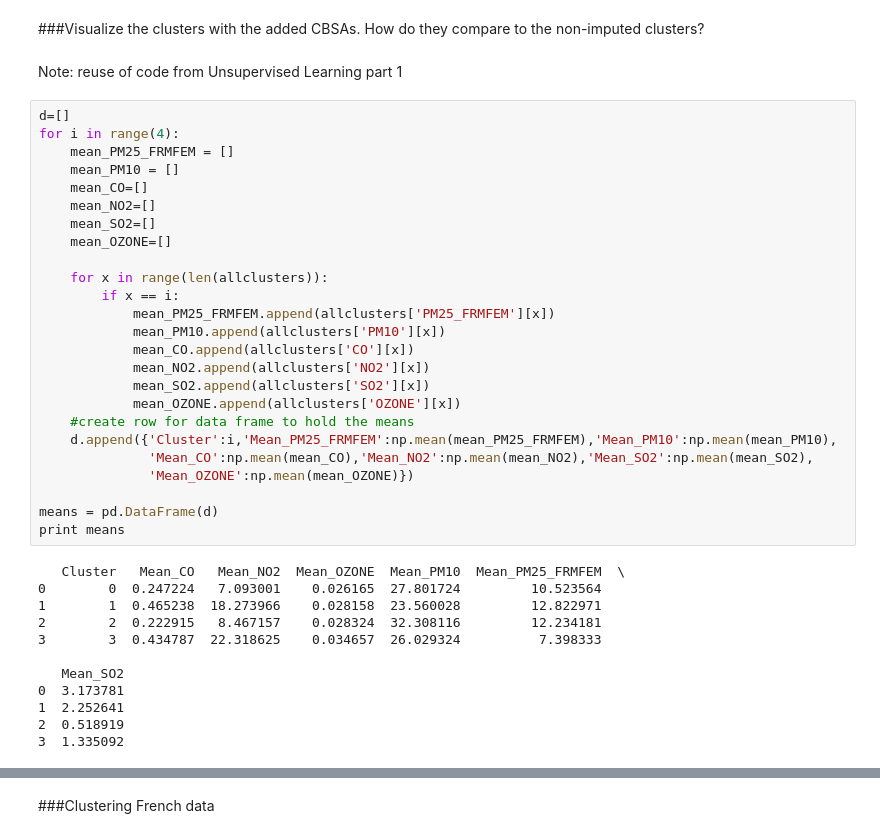
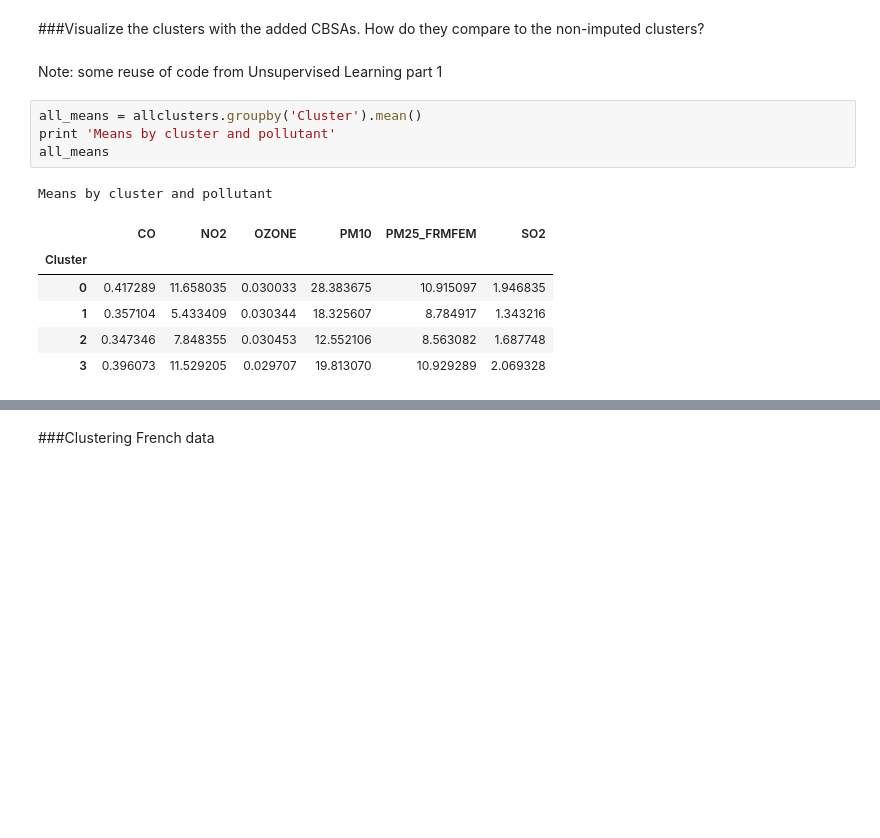
Before and after one commit to mchaffin17/AirPollutionFinalProject, a Jupyter notebook: UnsupervisedLearning_pt2.ipynb, the cells around one changed output, grey strips where cells are left out. Saved outputs shown, nothing was run; the diff lists cells and outputs as text; blank space fills up the shorter version.

```diff
--- a/UnsupervisedLearning_pt2.ipynb
+++ b/UnsupervisedLearning_pt2.ipynb
@@ -139,44 +139,19 @@ allclusters.to_csv("clusters_knn.csv",index=False,na_rep='NA')
 # %% [markdown]
 ###Visualize the clusters with the added CBSAs. How do they compare to the non-imputed clusters?
 # %% [markdown]
-Note: reuse of code from Unsupervised Learning part 1
+Note: some reuse of code from Unsupervised Learning part 1
-# %%
-d=[]
-for i in range(4):
-    mean_PM25_FRMFEM = []
-    mean_PM10 = []
-    mean_CO=[]
-    mean_NO2=[]
-    mean_SO2=[]
-    mean_OZONE=[]
-
-    for x in range(len(allclusters)):
-        if x == i:
-            mean_PM25_FRMFEM.append(allclusters['PM25_FRMFEM'][x])
-            mean_PM10.append(allclusters['PM10'][x])
-            mean_CO.append(allclusters['CO'][x])
-            mean_NO2.append(allclusters['NO2'][x])
-            mean_SO2.append(allclusters['SO2'][x])
-            mean_OZONE.append(allclusters['OZONE'][x])
-    #create row for data frame to hold the means
-    d.append({'Cluster':i,'Mean_PM25_FRMFEM':np.mean(mean_PM25_FRMFEM),'Mean_PM10':np.mean(mean_PM10),
-              'Mean_CO':np.mean(mean_CO),'Mean_NO2':np.mean(mean_NO2),'Mean_SO2':np.mean(mean_SO2),
-              'Mean_OZONE':np.mean(mean_OZONE)})
-
-means = pd.DataFrame(d)
-print means
-# %% [output]
-   Cluster   Mean_CO   Mean_NO2  Mean_OZONE  Mean_PM10  Mean_PM25_FRMFEM  \
-0        0  0.247224   7.093001    0.026165  27.801724         10.523564
-1        1  0.465238  18.273966    0.028158  23.560028         12.822971
-2        2  0.222915   8.467157    0.028324  32.308116         12.234181
-3        3  0.434787  22.318625    0.034657  26.029324          7.398333
-
-   Mean_SO2
-0  3.173781
-1  2.252641
-2  0.518919
-3  1.335092
+# %%
+all_means = allclusters.groupby('Cluster').mean()
+print 'Means by cluster and pollutant'
+all_means
+# %% [output]
+Means by cluster and pollutant
+|  | CO | NO2 | OZONE | PM10 | PM25_FRMFEM | SO2 |
+| Cluster |  |  |  |  |  |  |
+| 0 | 0.417289 | 11.658035 | 0.030033 | 28.383675 | 10.915097 | 1.946835 |
+| 1 | 0.357104 | 5.433409 | 0.030344 | 18.325607 | 8.784917 | 1.343216 |
+| 2 | 0.347346 | 7.848355 | 0.030453 | 12.552106 | 8.563082 | 1.687748 |
+| 3 | 0.396073 | 11.529205 | 0.029707 | 19.813070 | 10.929289 | 2.069328 |
 # %%
 fig = plt.figure(figsize=(18,12))
 names=['0','1','2','3']
```
Also changed, not shown: parts of 19 cells of this notebook.
